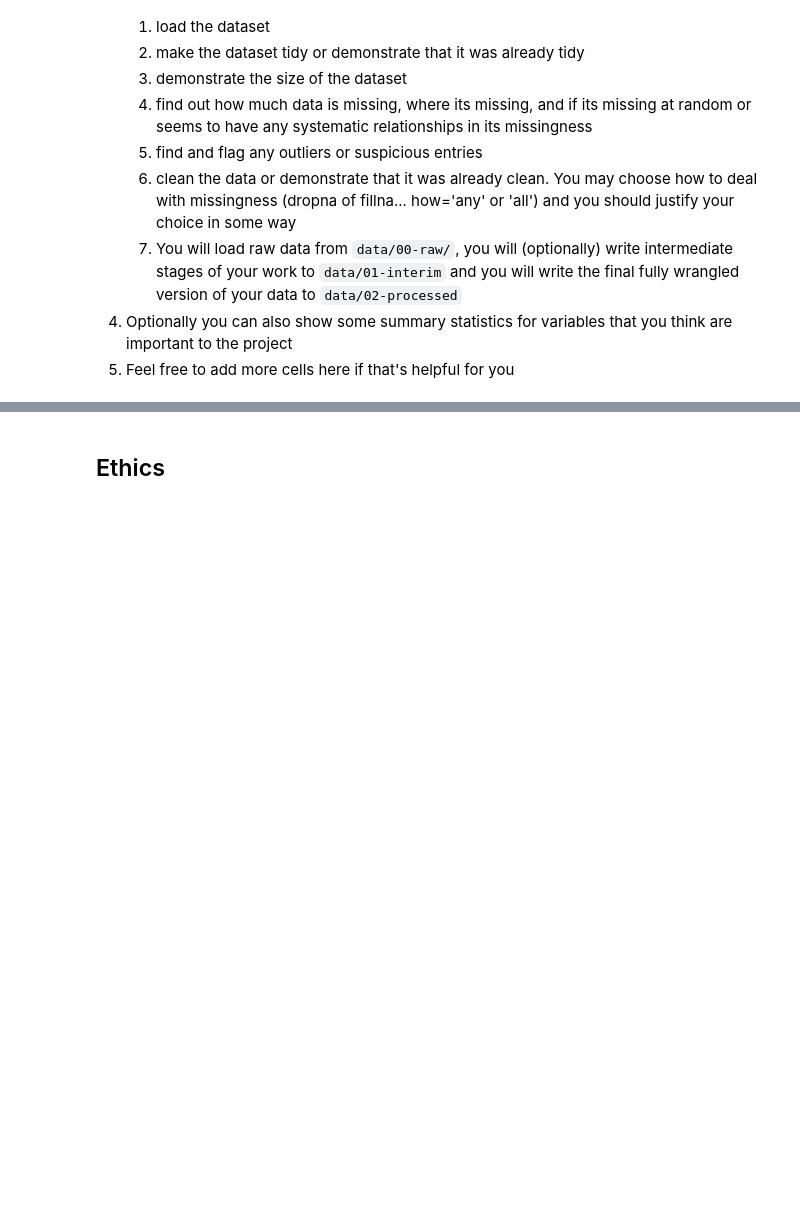
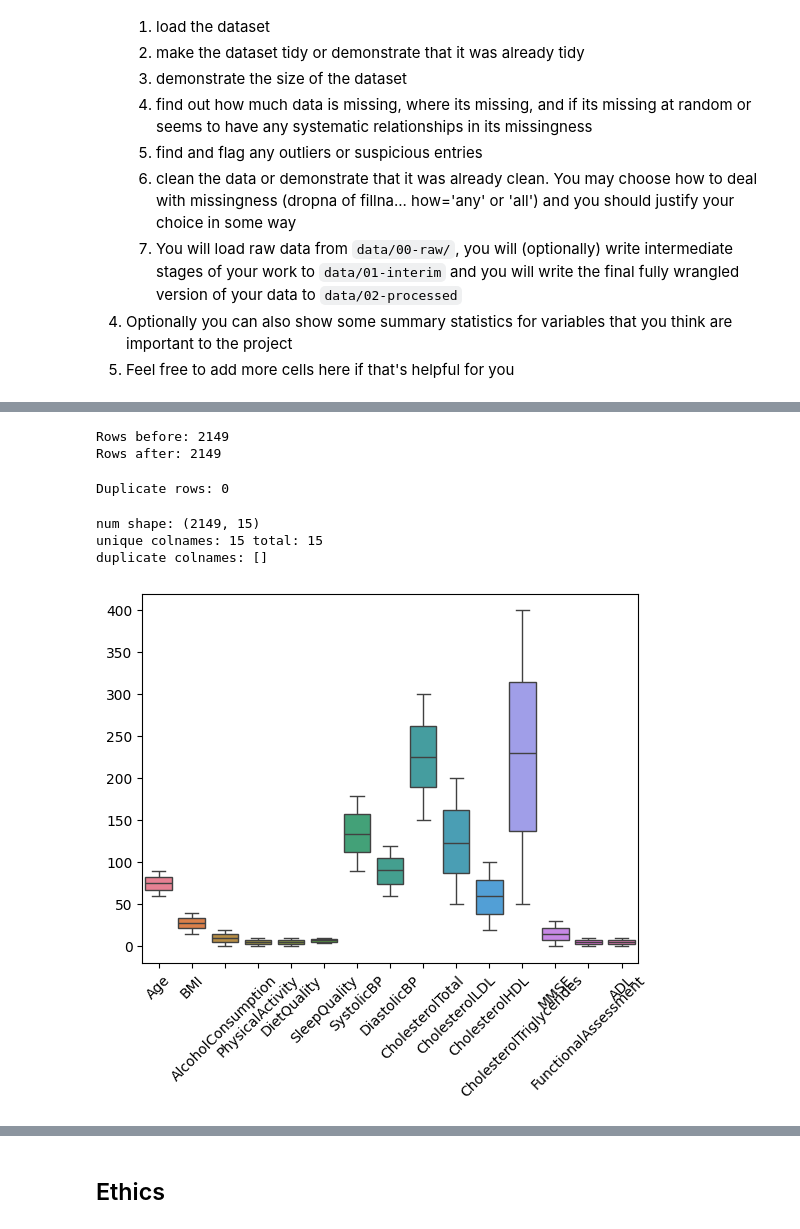
Before and after one commit to COGS108/Group056_WI26, a Jupyter notebook: 01-DataCheckpoint.ipynb, the cells around one changed output, grey strips where cells are left out. Cells and saved outputs as stored; diff of their text form; code cells hidden in the pictures; blank space fills up the shorter version.

Commit message:
Updated DataCheckpoint

```diff
--- a/01-DataCheckpoint.ipynb
+++ b/01-DataCheckpoint.ipynb
@@ -137,3 +211,48 @@ df.isna().sum().sum()
+# %%
+print("Rows before:", df.shape[0])
+
+df = df.dropna()
+
+print("Rows after:", df.shape[0])
+# %% [output]
+Rows before: 2149
+Rows after: 2149
+# %%
+print("Duplicate rows:", df.duplicated().sum())
+df = df.drop_duplicates()
+# %% [output]
+Duplicate rows: 0
+# %%
+categorical_cols = [
+    "Gender","Ethnicity","EducationLevel", "Smoking","FamilyHistoryAlzheimers",
+    "CardiovascularDisease","Diabetes","Depression",
+    "HeadInjury","Hypertension", "MemoryComplaints", "BehavioralProblems",
+    "Confusion", "Disorientation", "PersonalityChanges", "DifficultyCompletingTasks",
+    "Forgetfulness", "Diagnosis"
+]
+
+for col in categorical_cols:
+    df[col] = df[col].astype("category")
+# %%
+df = df.drop(columns=["PatientID", "DoctorInCharge"])
+# %%
+num = df.select_dtypes(include=np.number)
+
+print("num shape:", num.shape)
+print("unique colnames:", num.columns.nunique(), "total:", len(num.columns))
+
+# show duplicate column names (if any)
+print("duplicate colnames:", num.columns[num.columns.duplicated()].tolist()[:20])
+# %% [output]
+num shape: (2149, 15)
+unique colnames: 15 total: 15
+duplicate colnames: []
+# %%
+sns.boxplot(data=df.select_dtypes(include=np.number))
+plt.xticks(rotation=45)
+plt.show()
+# %% [output]
+[figure, added]
 # %%
 numeric_cols = df.select_dtypes(include="number").columns
 
```
Also changed, not shown: parts of 13 cells of this notebook, 1 other file.
